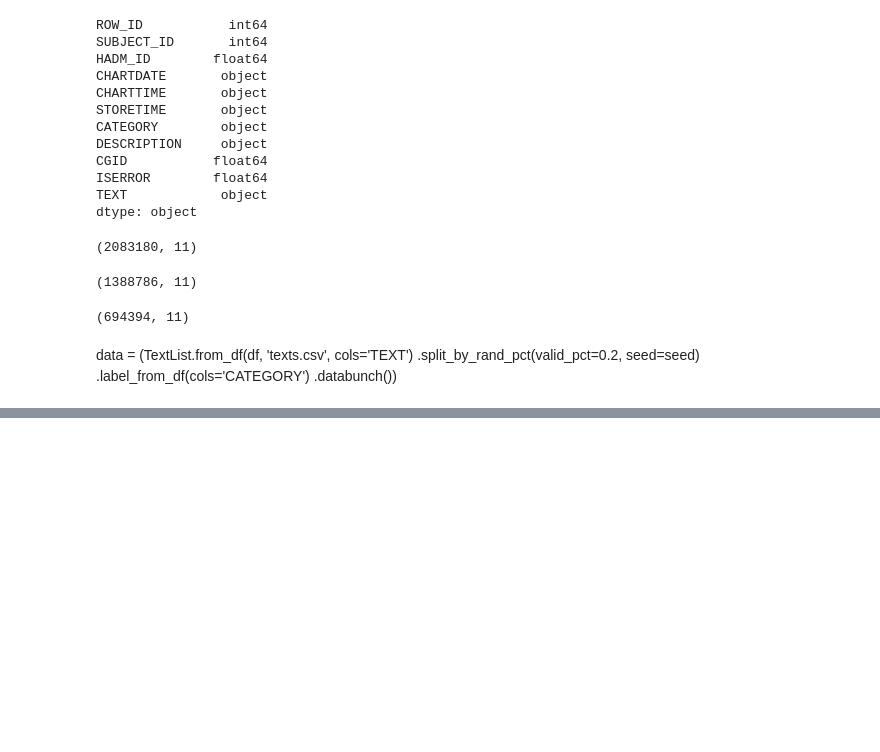
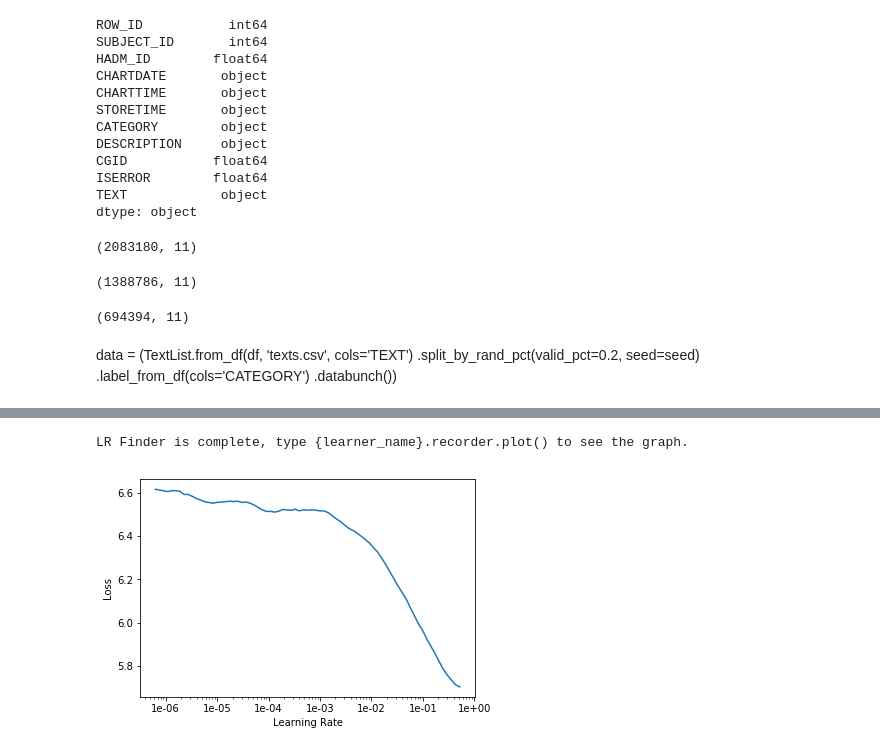
Before and after one commit to magic-lantern/fastai-notes, a Jupyter notebook: mimic_nlp.ipynb, the cells around one changed output, grey strips where cells are left out. Saved outputs shown, nothing was run; the diff lists cells and outputs as text; code cells hidden in the pictures; blank space fills up the shorter version.

```diff
--- a/mimic_nlp.ipynb
+++ b/mimic_nlp.ipynb
@@ -85,0 +94,3 @@ data
+# %%
+bs=48
+data_lm = load_data(base_path, 'mimic_lm.pickle', bs=bs)
@@ -85,0 +117,5 @@ data
+# %%
+learn = language_model_learner(data_lm, AWD_LSTM, drop_mult=0.3)
+learn.lr_find()
+learn.recorder.plot(skip_end=15)
+# %% [output]
@@ -85,0 +123,2 @@ data
+LR Finder is complete, type {learner_name}.recorder.plot() to see the graph.
+[figure, added]
```
Also changed, not shown: parts of 9 cells of this notebook.
